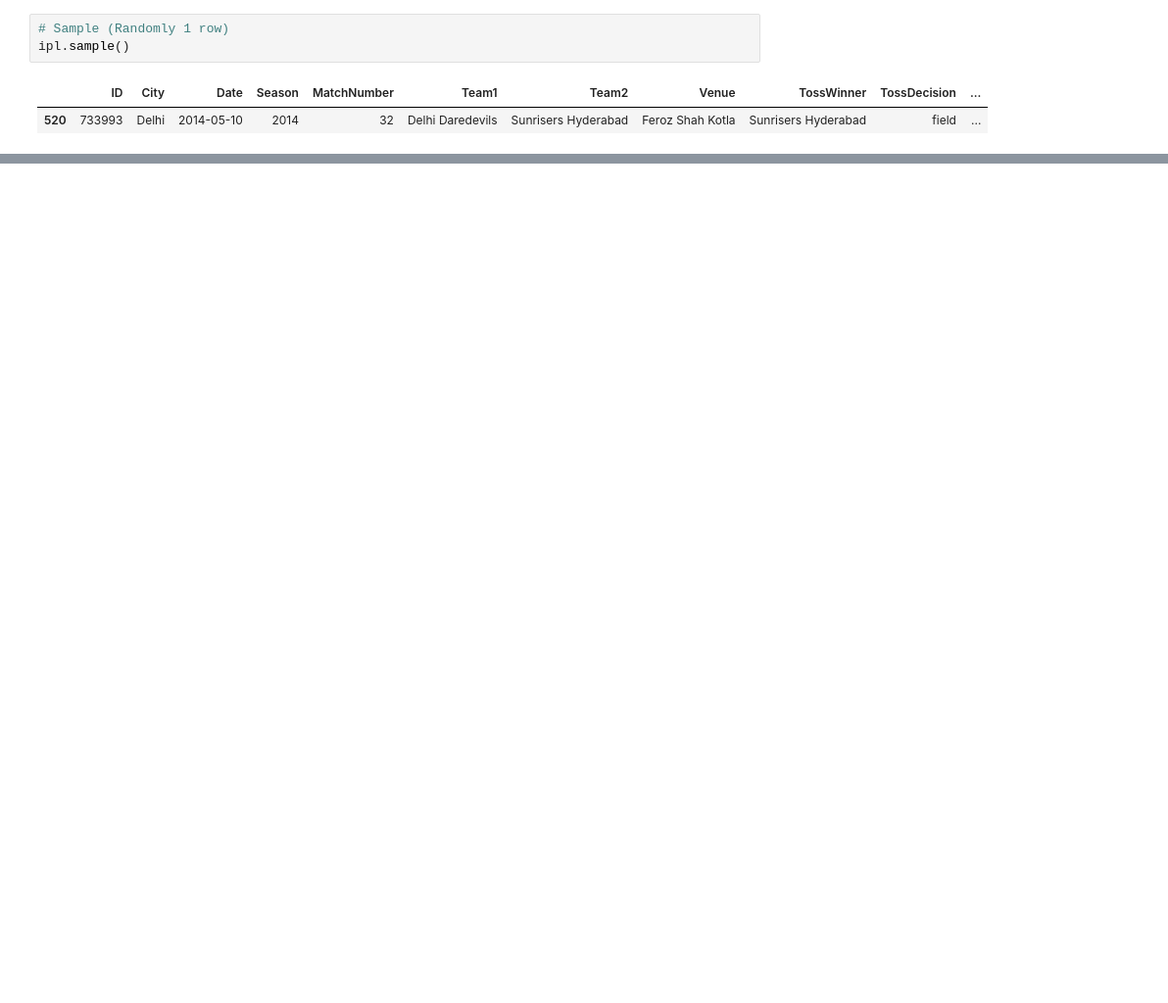
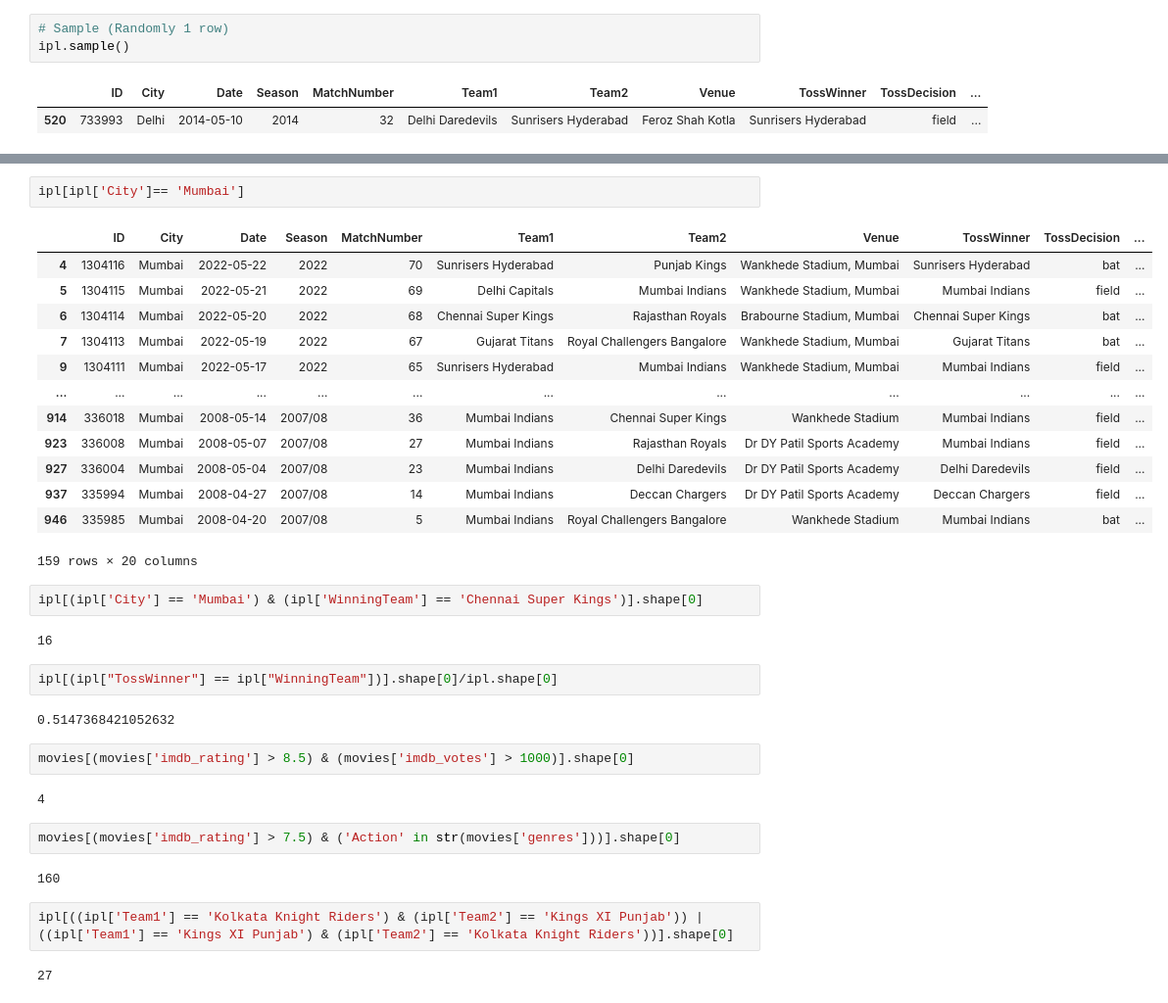
Before and after one commit to harshsinha-12/Juypter-Data-Science, a Jupyter notebook: Notebooks/Pandas2CampusX.ipynb, the cells around one changed output, grey strips where cells are left out. Shown at 98% size. Cells and saved outputs as stored; diff of their text form; blank space fills up the shorter version.

```diff
--- a/Notebooks/Pandas2CampusX.ipynb
+++ b/Notebooks/Pandas2CampusX.ipynb
@@ -212,0 +699,36 @@ ipl.sample(5)
+# %%
+ipl[ipl['City']== 'Mumbai']
+# %% [output]
+|  | ID | City | Date | Season | MatchNumber | Team1 | Team2 | Venue | TossWinner | TossDecision | ... |
+| 4 | 1304116 | Mumbai | 2022-05-22 | 2022 | 70 | Sunrisers Hyderabad | Punjab Kings | Wankhede Stadium, Mumbai | Sunrisers Hyderabad | bat | ... |
+| 5 | 1304115 | Mumbai | 2022-05-21 | 2022 | 69 | Delhi Capitals | Mumbai Indians | Wankhede Stadium, Mumbai | Mumbai Indians | field | ... |
+| 6 | 1304114 | Mumbai | 2022-05-20 | 2022 | 68 | Chennai Super Kings | Rajasthan Royals | Brabourne Stadium, Mumbai | Chennai Super Kings | bat | ... |
+| 7 | 1304113 | Mumbai | 2022-05-19 | 2022 | 67 | Gujarat Titans | Royal Challengers Bangalore | Wankhede Stadium, Mumbai | Gujarat Titans | bat | ... |
+| 9 | 1304111 | Mumbai | 2022-05-17 | 2022 | 65 | Sunrisers Hyderabad | Mumbai Indians | Wankhede Stadium, Mumbai | Mumbai Indians | field | ... |
+| ... | ... | ... | ... | ... | ... | ... | ... | ... | ... | ... | ... |
+| 914 | 336018 | Mumbai | 2008-05-14 | 2007/08 | 36 | Mumbai Indians | Chennai Super Kings | Wankhede Stadium | Mumbai Indians | field | ... |
+| 923 | 336008 | Mumbai | 2008-05-07 | 2007/08 | 27 | Mumbai Indians | Rajasthan Royals | Dr DY Patil Sports Academy | Mumbai Indians | field | ... |
+| 927 | 336004 | Mumbai | 2008-05-04 | 2007/08 | 23 | Mumbai Indians | Delhi Daredevils | Dr DY Patil Sports Academy | Delhi Daredevils | field | ... |
+| 937 | 335994 | Mumbai | 2008-04-27 | 2007/08 | 14 | Mumbai Indians | Deccan Chargers | Dr DY Patil Sports Academy | Deccan Chargers | field | ... |
+| 946 | 335985 | Mumbai | 2008-04-20 | 2007/08 | 5 | Mumbai Indians | Royal Challengers Bangalore | Wankhede Stadium | Mumbai Indians | bat | ... |
+159 rows × 20 columns
+# %%
+ipl[(ipl['City'] == 'Mumbai') & (ipl['WinningTeam'] == 'Chennai Super Kings')].shape[0]
+# %% [output]
+16
+# %%
+ipl[(ipl["TossWinner"] == ipl["WinningTeam"])].shape[0]/ipl.shape[0]
+# %% [output]
+0.5147368421052632
+# %%
+movies[(movies['imdb_rating'] > 8.5) & (movies['imdb_votes'] > 1000)].shape[0]
+# %% [output]
+4
+# %%
+movies[(movies['imdb_rating'] > 7.5) & ('Action' in str(movies['genres']))].shape[0]
+# %% [output]
+160
+# %%
+ipl[((ipl['Team1'] == 'Kolkata Knight Riders') & (ipl['Team2'] == 'Kings XI Punjab')) | ((ipl['Team1'] == 'Kings XI Punjab') & (ipl['Team2'] == 'Kolkata Knight Riders'))].shape[0]
+# %% [output]
+27
```
Also changed, not shown: parts of 93 cells of this notebook.
